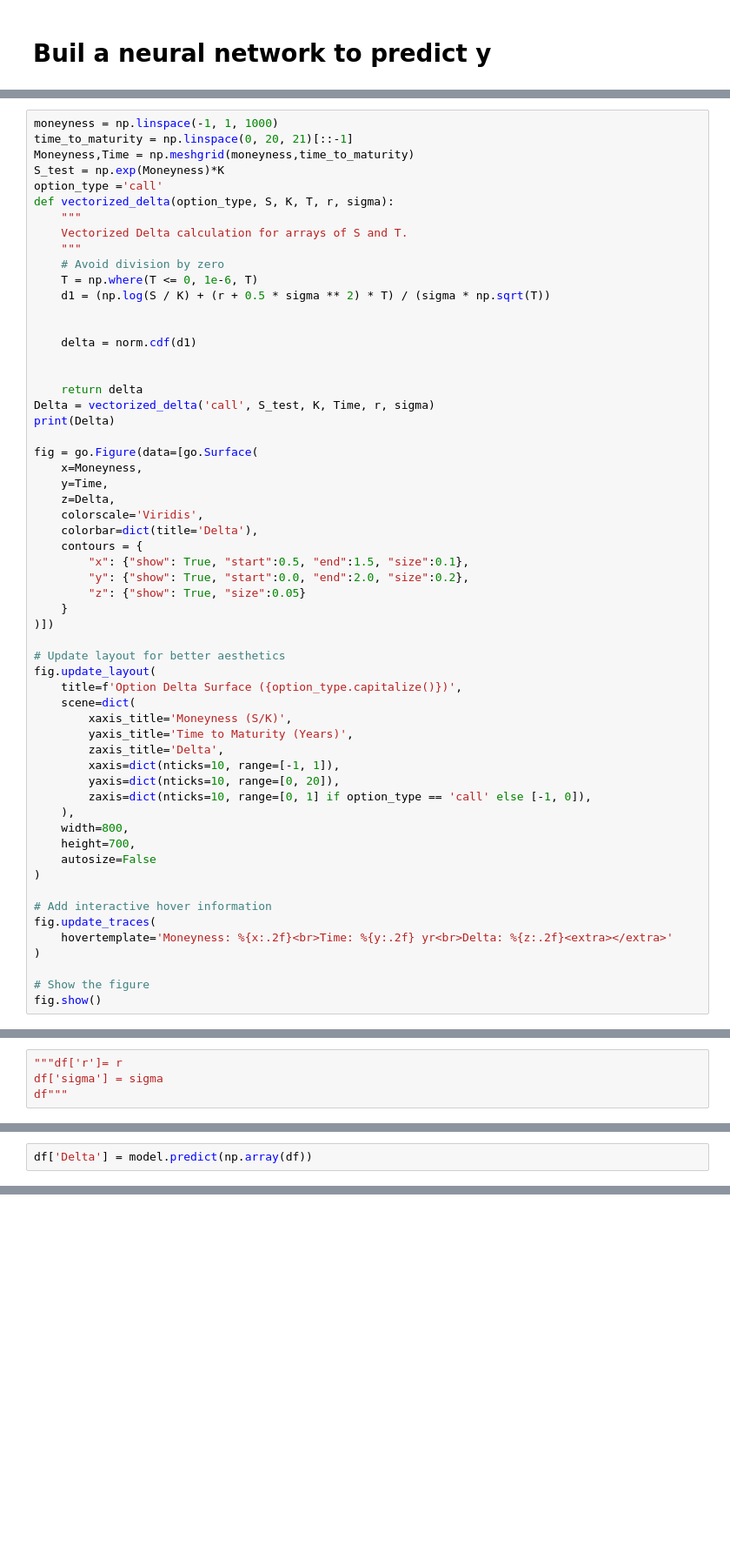
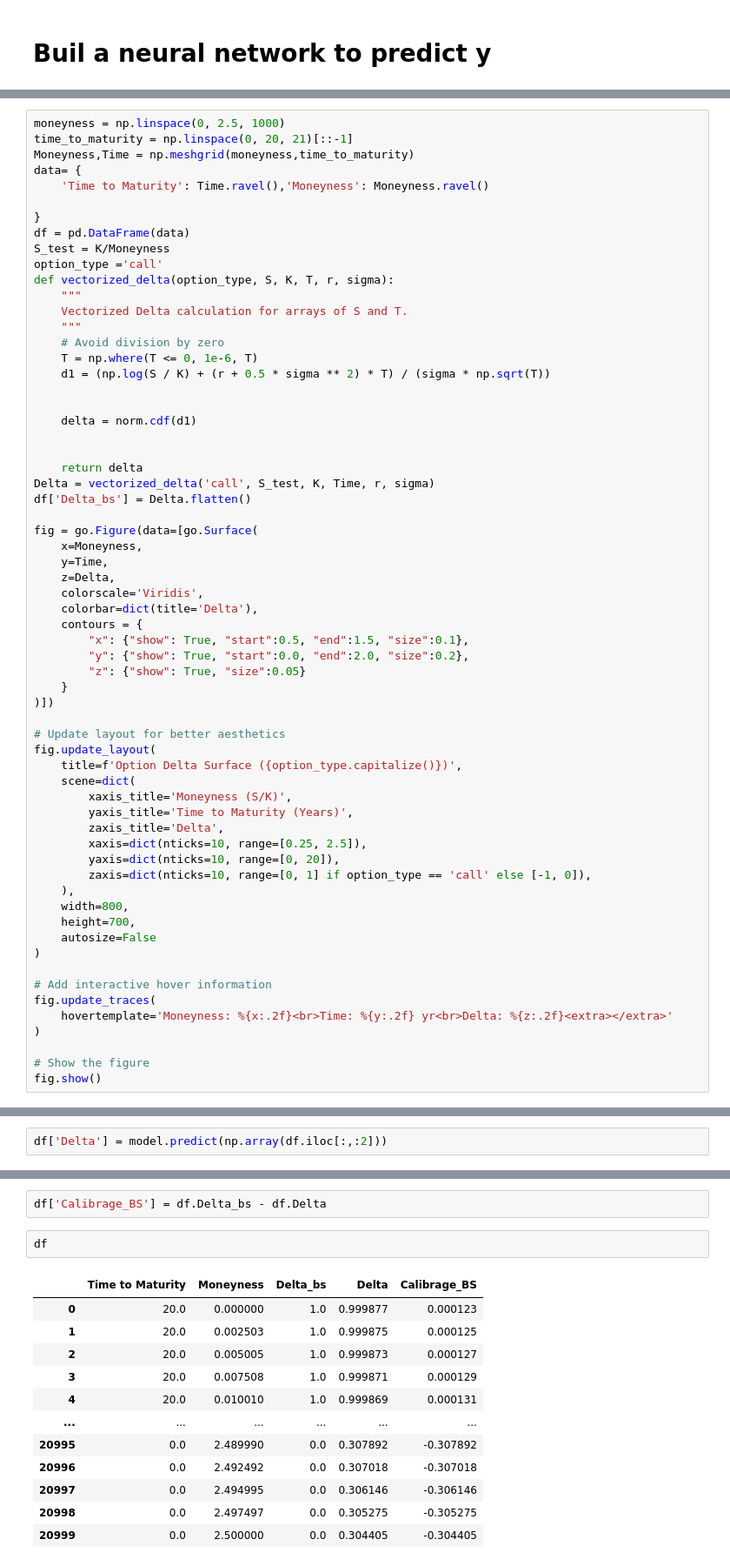
Before and after one commit to Antoinebattini/Deep_hedging_research, a Jupyter notebook: Deep_Hedging/Notebook_lab/Classic_delta_hedging.ipynb, the cells around one changed output, grey strips where cells are left out. Shown at 87% size. Saved outputs shown, nothing was run; the diff lists cells and outputs as text; blank space fills up the shorter version.

Commit message:
plot differences delta, fix scale problem and check if RL was working and it is

```diff
--- a/Deep_Hedging/Notebook_lab/Classic_delta_hedging.ipynb
+++ b/Deep_Hedging/Notebook_lab/Classic_delta_hedging.ipynb
@@ -295,8 +262,13 @@ array([[17.        ,  0.10719165,  0.02      ,  0.2       ],
 # %%
-moneyness = np.linspace(-1, 1, 1000)
+moneyness = np.linspace(0, 2.5, 1000)
 time_to_maturity = np.linspace(0, 20, 21)[::-1]
 Moneyness,Time = np.meshgrid(moneyness,time_to_maturity)
-S_test = np.exp(Moneyness)*K
+data= {
+    'Time to Maturity': Time.ravel(),'Moneyness': Moneyness.ravel()
+
+}
+df = pd.DataFrame(data)
+S_test = K/Moneyness
 option_type ='call'
 def vectorized_delta(option_type, S, K, T, r, sigma):
     """
@@ -312,7 +284,7 @@ def vectorized_delta(option_type, S, K, T, r, sigma):
 
     return delta
 Delta = vectorized_delta('call', S_test, K, Time, r, sigma)
-print(Delta)
+df['Delta_bs'] = Delta.flatten()
 
 fig = go.Figure(data=[go.Surface(
     x=Moneyness,
@@ -334,7 +306,7 @@ fig.update_layout(
         xaxis_title='Moneyness (S/K)',
         yaxis_title='Time to Maturity (Years)',
         zaxis_title='Delta',
-        xaxis=dict(nticks=10, range=[-1, 1]),
+        xaxis=dict(nticks=10, range=[0.25, 2.5]),
         yaxis=dict(nticks=10, range=[0, 20]),
         zaxis=dict(nticks=10, range=[0, 1] if option_type == 'call' else [-1, 0]),
     ),
@@ -382,4 +326,0 @@ df = pd.DataFrame(data)
-# %%
-"""df['r']= r
-df['sigma'] = sigma
-df"""
@@ -400,3 +363,3 @@ df"""
 # %%
-df['Delta'] = model.predict(np.array(df))
+df['Delta'] = model.predict(np.array(df.iloc[:,:2]))
 # %% [output]
@@ -454,0 +367,17 @@ fig.show()
+# %%
+df['Calibrage_BS'] = df.Delta_bs - df.Delta
+# %%
+df
+# %% [output]
+|  | Time to Maturity | Moneyness | Delta_bs | Delta | Calibrage_BS |
+| 0 | 20.0 | 0.000000 | 1.0 | 0.999877 | 0.000123 |
+| 1 | 20.0 | 0.002503 | 1.0 | 0.999875 | 0.000125 |
+| 2 | 20.0 | 0.005005 | 1.0 | 0.999873 | 0.000127 |
+| 3 | 20.0 | 0.007508 | 1.0 | 0.999871 | 0.000129 |
+| 4 | 20.0 | 0.010010 | 1.0 | 0.999869 | 0.000131 |
+| ... | ... | ... | ... | ... | ... |
+| 20995 | 0.0 | 2.489990 | 0.0 | 0.307892 | -0.307892 |
+| 20996 | 0.0 | 2.492492 | 0.0 | 0.307018 | -0.307018 |
+| 20997 | 0.0 | 2.494995 | 0.0 | 0.306146 | -0.306146 |
+| 20998 | 0.0 | 2.497497 | 0.0 | 0.305275 | -0.305275 |
+| 20999 | 0.0 | 2.500000 | 0.0 | 0.304405 | -0.304405 |
```
Also changed, not shown: parts of 32 cells of this notebook, 1 other file.
